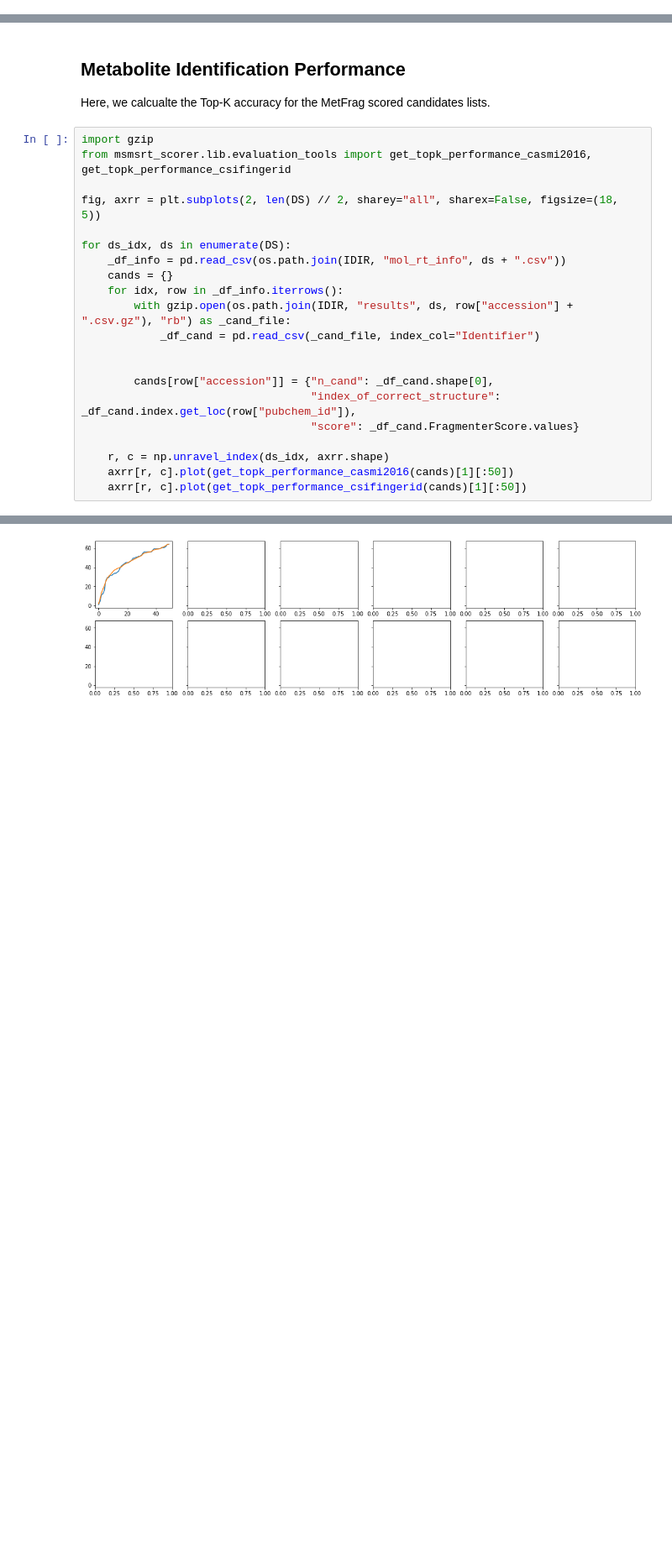
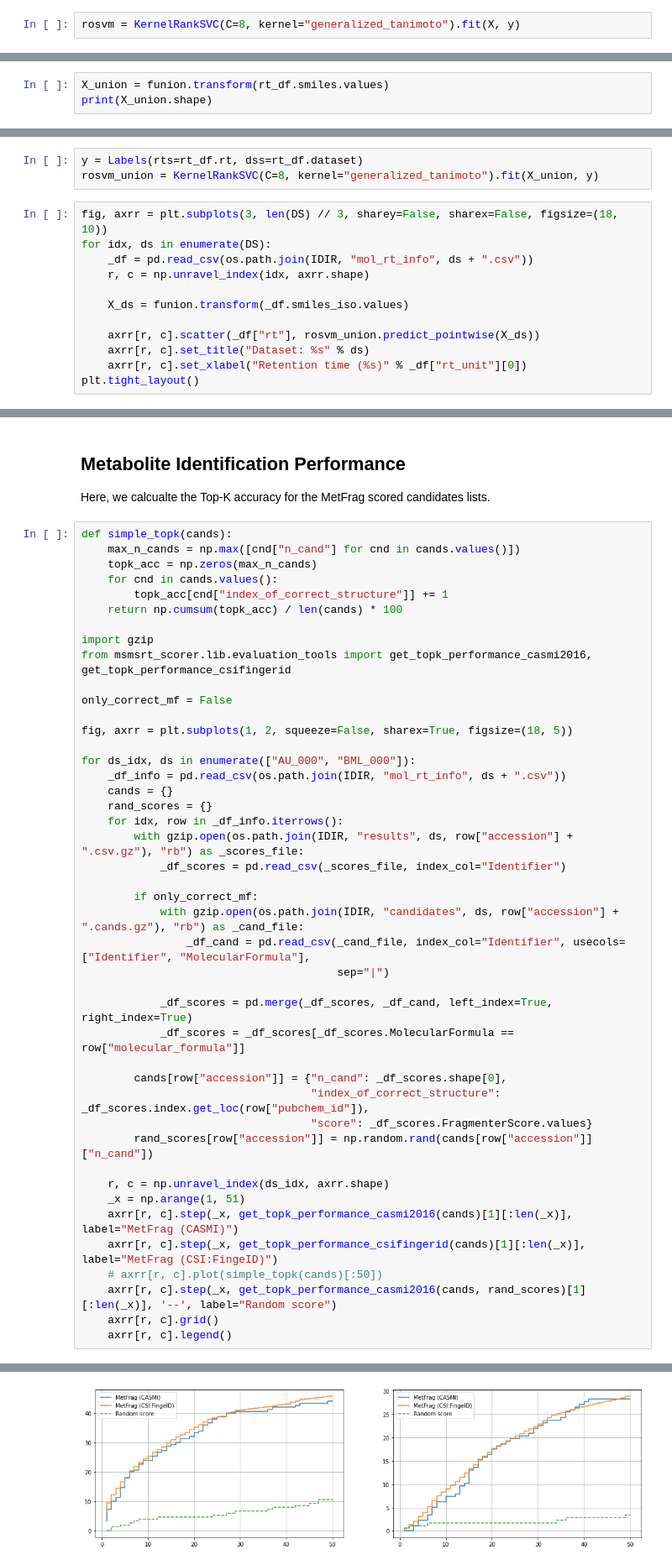
Before and after one commit to bachi55/massbank_for_ML, a Jupyter notebook: analysis/dataset_overview.ipynb, the cells around one changed output, grey strips where cells are left out. Shown at 84% size. Drawn from its saved outputs; the diff is of its cells as text; blank space fills up the shorter version.

Commit message:
update the dataset overview: add oder predictor and first topk acc

```diff
--- a/analysis/dataset_overview.ipynb
+++ b/analysis/dataset_overview.ipynb
@@ -163,0 +241,2 @@ The coverage with CCS values is relatively low. It might be even lower, if we co
+# %%
+rosvm = KernelRankSVC(C=8, kernel="generalized_tanimoto").fit(X, y)
@@ -163,0 +298,3 @@ The coverage with CCS values is relatively low. It might be even lower, if we co
+# %%
+X_union = funion.transform(rt_df.smiles.values)
+print(X_union.shape)
@@ -163,0 +303,15 @@ The coverage with CCS values is relatively low. It might be even lower, if we co
+# %%
+y = Labels(rts=rt_df.rt, dss=rt_df.dataset)
+rosvm_union = KernelRankSVC(C=8, kernel="generalized_tanimoto").fit(X_union, y)
+# %%
+fig, axrr = plt.subplots(3, len(DS) // 3, sharey=False, sharex=False, figsize=(18, 10))
+for idx, ds in enumerate(DS):
+    _df = pd.read_csv(os.path.join(IDIR, "mol_rt_info", ds + ".csv"))
+    r, c = np.unravel_index(idx, axrr.shape)
+
+    X_ds = funion.transform(_df.smiles_iso.values)
+
+    axrr[r, c].scatter(_df["rt"], rosvm_union.predict_pointwise(X_ds))
+    axrr[r, c].set_title("Dataset: %s" % ds)
+    axrr[r, c].set_xlabel("Retention time (%s)" % _df["rt_unit"][0])
+plt.tight_layout()
@@ -166,24 +365,47 @@ The coverage with CCS values is relatively low. It might be even lower, if we co
 
 Here, we calcualte the Top-K accuracy for the MetFrag scored candidates lists.
 # %%
+def simple_topk(cands):
+    max_n_cands = np.max([cnd["n_cand"] for cnd in cands.values()])
+    topk_acc = np.zeros(max_n_cands)
+    for cnd in cands.values():
+        topk_acc[cnd["index_of_correct_structure"]] += 1
+    return np.cumsum(topk_acc) / len(cands) * 100
+
 import gzip
 from msmsrt_scorer.lib.evaluation_tools import get_topk_performance_casmi2016, get_topk_performance_csifingerid
 
-fig, axrr = plt.subplots(2, len(DS) // 2, sharey="all", sharex=False, figsize=(18, 5))
+only_correct_mf = False
 
-for ds_idx, ds in enumerate(DS):
+fig, axrr = plt.subplots(1, 2, squeeze=False, sharex=True, figsize=(18, 5))
+
+for ds_idx, ds in enumerate(["AU_000", "BML_000"]):
     _df_info = pd.read_csv(os.path.join(IDIR, "mol_rt_info", ds + ".csv"))
     cands = {}
+    rand_scores = {}
     for idx, row in _df_info.iterrows():
-        with gzip.open(os.path.join(IDIR, "results", ds, row["accession"] + ".csv.gz"), "rb") as _cand_file:
-            _df_cand = pd.read_csv(_cand_file, index_col="Identifier")
+        with gzip.open(os.path.join(IDIR, "results", ds, row["accession"] + ".csv.gz"), "rb") as _scores_file:
+            _df_scores = pd.read_csv(_scores_file, index_col="Identifier")
 
+        if only_correct_mf:
+            with gzip.open(os.path.join(IDIR, "candidates", ds, row["accession"] + ".cands.gz"), "rb") as _cand_file:
+                _df_cand = pd.read_csv(_cand_file, index_col="Identifier", usecols=["Identifier", "MolecularFormula"],
+                                       sep="|")
 
-        cands[row["accession"]] = {"n_cand": _df_cand.shape[0],
-                                   "index_of_correct_structure": _df_cand.index.get_loc(row["pubchem_id"]),
-                                   "score": _df_cand.FragmenterScore.values}
+            _df_scores = pd.merge(_df_scores, _df_cand, left_index=True, right_index=True)
+            _df_scores = _df_scores[_df_scores.MolecularFormula == row["molecular_formula"]]
+
+        cands[row["accession"]] = {"n_cand": _df_scores.shape[0],
+                                   "index_of_correct_structure": _df_scores.index.get_loc(row["pubchem_id"]),
+                                   "score": _df_scores.FragmenterScore.values}
+        rand_scores[row["accession"]] = np.random.rand(cands[row["accession"]]["n_cand"])
 
     r, c = np.unravel_index(ds_idx, axrr.shape)
-    axrr[r, c].plot(get_topk_performance_casmi2016(cands)[1][:50])
-    axrr[r, c].plot(get_topk_performance_csifingerid(cands)[1][:50])
+    _x = np.arange(1, 51)
+    axrr[r, c].step(_x, get_topk_performance_casmi2016(cands)[1][:len(_x)], label="MetFrag (CASMI)")
+    axrr[r, c].step(_x, get_topk_performance_csifingerid(cands)[1][:len(_x)], label="MetFrag (CSI:FingeID)")
+    # axrr[r, c].plot(simple_topk(cands)[:50])
+    axrr[r, c].step(_x, get_topk_performance_casmi2016(cands, rand_scores)[1][:len(_x)], '--', label="Random score")
+    axrr[r, c].grid()
+    axrr[r, c].legend()
 # %% [output]
@@ -191 +412 @@ FileNotFoundError: [Errno 2] No such file or directory: '../metfrag/results/PR_0
-[figure, old version]
+[figure, new version]
```
Also changed, not shown: parts of 22 cells of this notebook, 1 other file.
